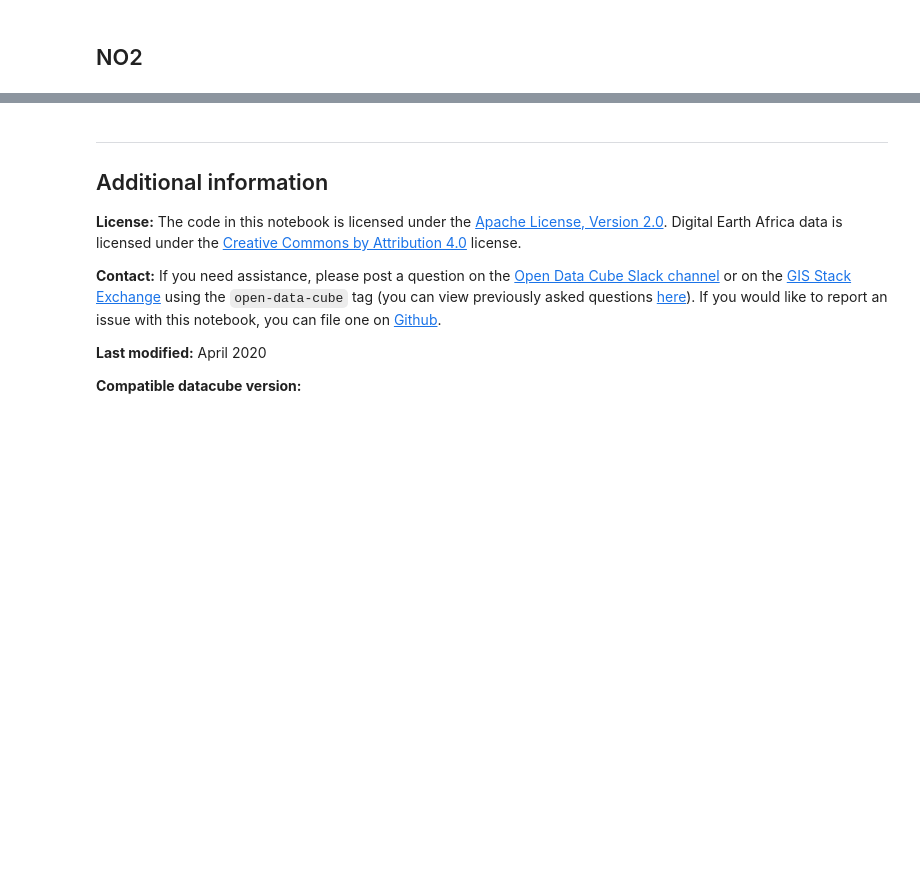
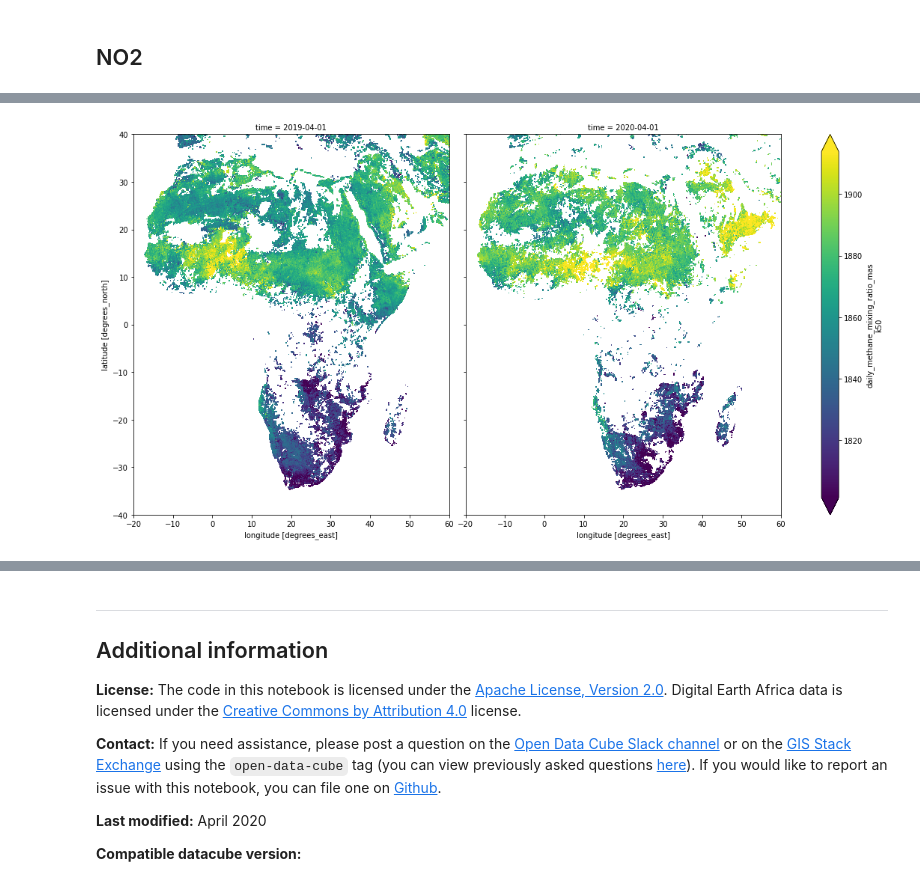
Before and after one commit to fangfy/deafrica-sandbox-notebooks, a Jupyter notebook: Datasets/Sentinel_5P_L3.ipynb, the cells around one changed output, grey strips where cells are left out. Drawn from its saved outputs; the diff is of its cells as text; code cells hidden in the pictures; blank space fills up the shorter version.

```diff
--- a/Datasets/Sentinel_5P_L3.ipynb
+++ b/Datasets/Sentinel_5P_L3.ipynb
@@ -83,6 +93,9 @@ product_names = {'daily_nitrogendioxide_tropospheric_column': 'L3__NO2'.ljust(10
 # %%
-var = 'daily_nitrogendioxide_tropospheric_column_mask75'
+var = 'daily_nitrogendioxide_tropospheric_column_mask50'
+var = 'daily_methane_mixing_ratio_mask50'
+
 stream = 'NRTI'
+stream = 'OFFL'
 
 def get_5p_l3_var(var, stream = 'NRTI', x = None, y = None, time = None, resolution = None, output_crs = None, **kwargs):
     """
@@ -108,6 +121,7 @@ def get_5p_l3_var(var, stream = 'NRTI', x = None, y = None, time = None, resolut
         fname = 'https://meeo-s5p.s3.amazonaws.com/COGT/{0}/{1}/{2:04d}/{3:02d}/S5P_{0}_{1}_{2:04d}{3:02d}{4:02d}_PRODUCT_{5}_4326.tif'.format(stream, product, date.year, date.month, date.day, var)
         #print(fname)
         # reproject
+        print(date)
         da = rio_slurp_xarray(fname, gbox = output_grid)
         ds = da.expand_dims({'time':[date64]}).to_dataset(name = var)
         datasets.append(ds)
@@ -115,4 +129,13 @@ def get_5p_l3_var(var, stream = 'NRTI', x = None, y = None, time = None, resolut
     output_ds = xr.concat(datasets, dim='time')
     return output_ds
 
-ds = get_5p_l3_var(var, stream, output_crs=ls.attrs['crs'], **query)
+#ds = get_5p_l3_var(var, stream, output_crs=ls.attrs['crs'], **query)
+
+lat_range = (-40, 40)
+lon_range = (-20, 60)
+
+ds_2019 = get_5p_l3_var(var, stream, output_crs='EPSG:4326', resolution=(0.05, 0.05), x=lon_range, y=lat_range,
+                       time=("2019-03-20", "2019-04-05"))
+
+ds_2020 = get_5p_l3_var(var, stream, output_crs='EPSG:4326', resolution=(0.05, 0.05), x=lon_range, y=lat_range,
+                       time=("2020-03-20", "2020-04-05"))
@@ -126,0 +176,12 @@ ds[var].where(ds[var]!=ds[var].attrs['nodata']).mean(['y','x']).plot(figsize = (
+# %%
+ds1 = ds_2019[var].where(ds_2019[var]!=ds_2019[var].attrs['nodata']).mean(dim='time')
+ds2 = ds_2020[var].where(ds_2020[var]!=ds_2020[var].attrs['nodata']).mean(dim='time')
+# %%
+ds1 = ds1.expand_dims({'time':['2019-04-01']})
+ds2 = ds2.expand_dims({'time':['2020-04-01']})
+# %%
+ds = xr.merge([ds1, ds2])
+# %%
+ds[var].plot(col='time', robust=True, figsize=(16,8));
+# %% [output]
+[figure, added]
```
Also changed, not shown: parts of 8 cells of this notebook.
